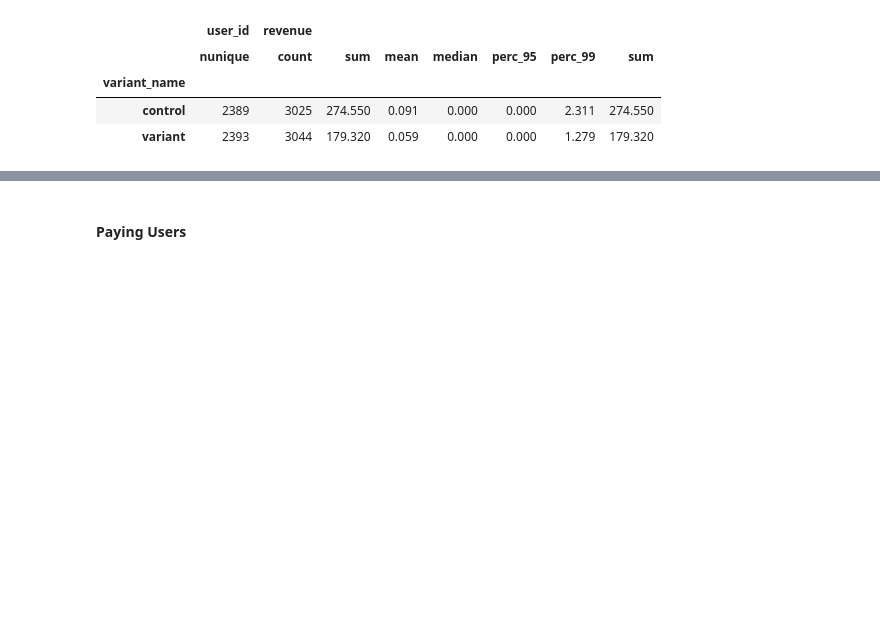
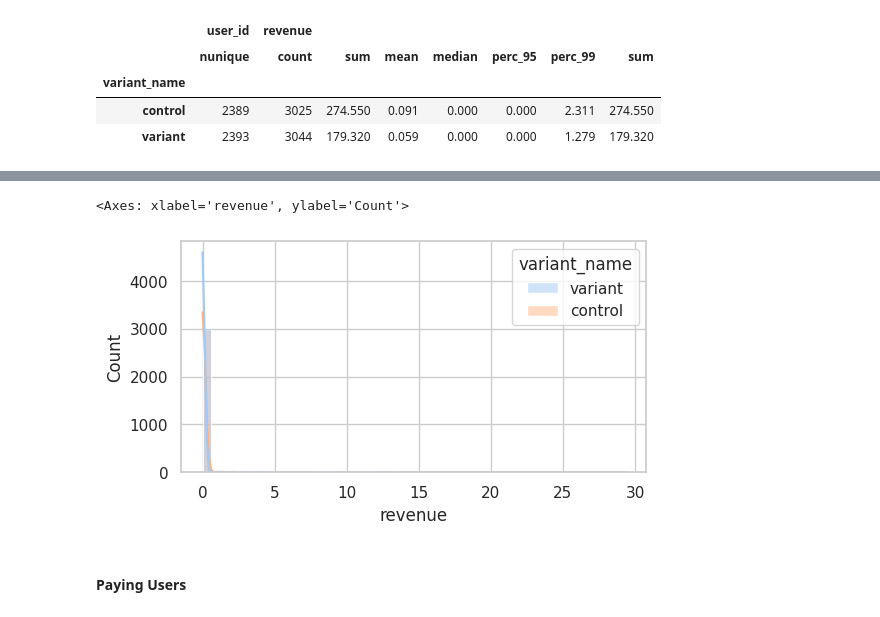
Before and after one commit to arturmermovich/analytics, a Jupyter notebook: a_b_testing_revenue_site_users.ipynb, the cells around one changed output, grey strips where cells are left out. Cells and saved outputs as stored; diff of their text form; code cells hidden in the pictures; blank space fills up the shorter version.

```diff
--- a/a_b_testing_revenue_site_users.ipynb
+++ b/a_b_testing_revenue_site_users.ipynb
@@ -158,3 +164,9 @@ sns.boxplot(data = df, x = 'revenue', y = 'variant_name')
+# %%
+sns.set(rc={'figure.figsize':(6,3)}, style="whitegrid", palette="pastel")
+sns.histplot(data = df, x = 'revenue', hue='variant_name', kde=True, bins=50)
+# %% [output]
+<Axes: xlabel='revenue', ylabel='Count'>
+[figure, added]
 # %% [markdown]
 #### Paying Users
 # %%
```
Also changed, not shown: parts of 18 cells of this notebook.
